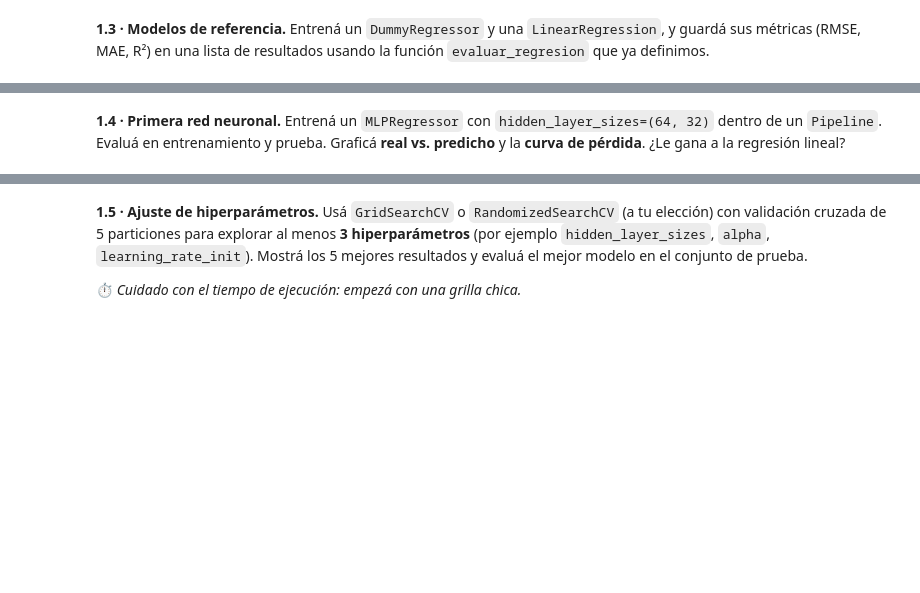
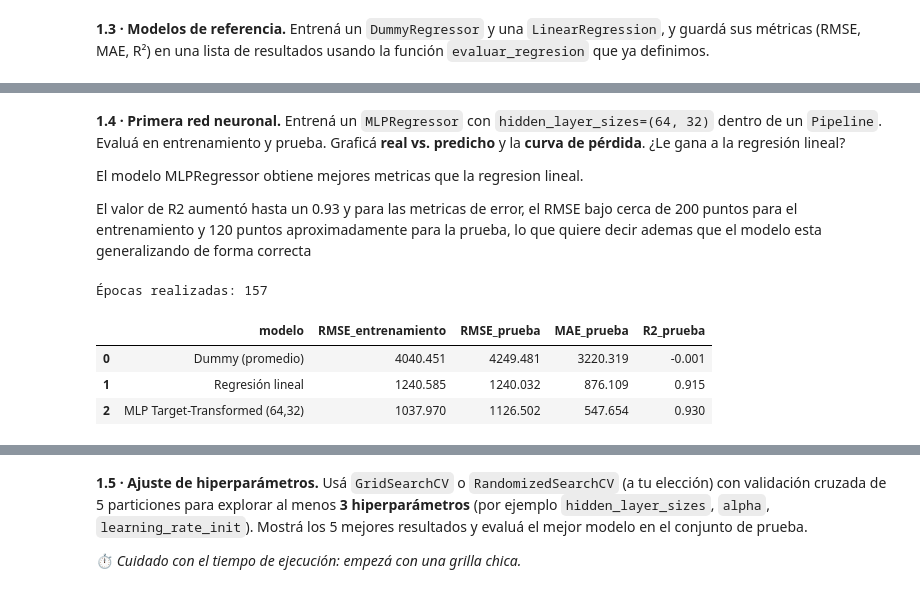
Before and after one commit to SolJosefinaMercado/AprendizajeAutomatico1, a Jupyter notebook: ISSD_AA1_Taller_redes_neuronales_sklearn_regresión.ipynb, the cells around one changed output, grey strips where cells are left out. Cells and saved outputs as stored; diff of their text form; code cells hidden in the pictures; blank space fills up the shorter version.

```diff
--- a/ISSD_AA1_Taller_redes_neuronales_sklearn_regresión.ipynb
+++ b/ISSD_AA1_Taller_redes_neuronales_sklearn_regresión.ipynb
@@ -871,2 +957,6 @@ plt.show()
 # %% [markdown]
 **1.4 · Primera red neuronal.** Entrená un `MLPRegressor` con `hidden_layer_sizes=(64, 32)` dentro de un `Pipeline`. Evaluá en entrenamiento y prueba. Graficá **real vs. predicho** y la **curva de pérdida**. ¿Le gana a la regresión lineal?
+
+El modelo MLPRegressor obtiene mejores metricas que la regresion lineal.
+
+El valor de R2 aumentó hasta un 0.93 y para las metricas de error, el RMSE bajo cerca de 200 puntos para el entrenamiento y 120 puntos aproximadamente para la prueba, lo que quiere decir ademas que el modelo esta generalizando de forma correcta
@@ -875,0 +963,27 @@ plt.show()
+# %%
+# @title
+modelo_d = TransformedTargetRegressor(
+    regressor = Pipeline([
+        ('prep', preprocesador_diam),
+        ('mlp', MLPRegressor(hidden_layer_sizes=(64, 32),
+                             early_stopping = True,
+                             max_iter=1000,
+                             random_state=42))
+    ]),
+    func=np.log1p,
+    inverse_func=np.expm1
+)
+modelo_d.fit(X_train_d, y_train_d)
+
+# Mostramos las épocas del regresor interno entrenado
+print("Épocas realizadas:", modelo_d.regressor_.named_steps["mlp"].n_iter_)
+
+# Evaluamos el modelo correcto (modelo_d) con los datos de diamantes (X_train_d, y_train_d, etc.)
+resultados_diam.append(evaluar_regresion(modelo_d, X_train_d, y_train_d, X_test_d, y_test_d, "MLP Target-Transformed (64,32)"))
+pd.DataFrame(resultados_diam)
+# %% [output]
+Épocas realizadas: 157
+|  | modelo | RMSE_entrenamiento | RMSE_prueba | MAE_prueba | R2_prueba |
+| 0 | Dummy (promedio) | 4040.451 | 4249.481 | 3220.319 | -0.001 |
+| 1 | Regresión lineal | 1240.585 | 1240.032 | 876.109 | 0.915 |
+| 2 | MLP Target-Transformed (64,32) | 1037.970 | 1126.502 | 547.654 | 0.930 |
```
Also changed, not shown: parts of 12 cells of this notebook.
